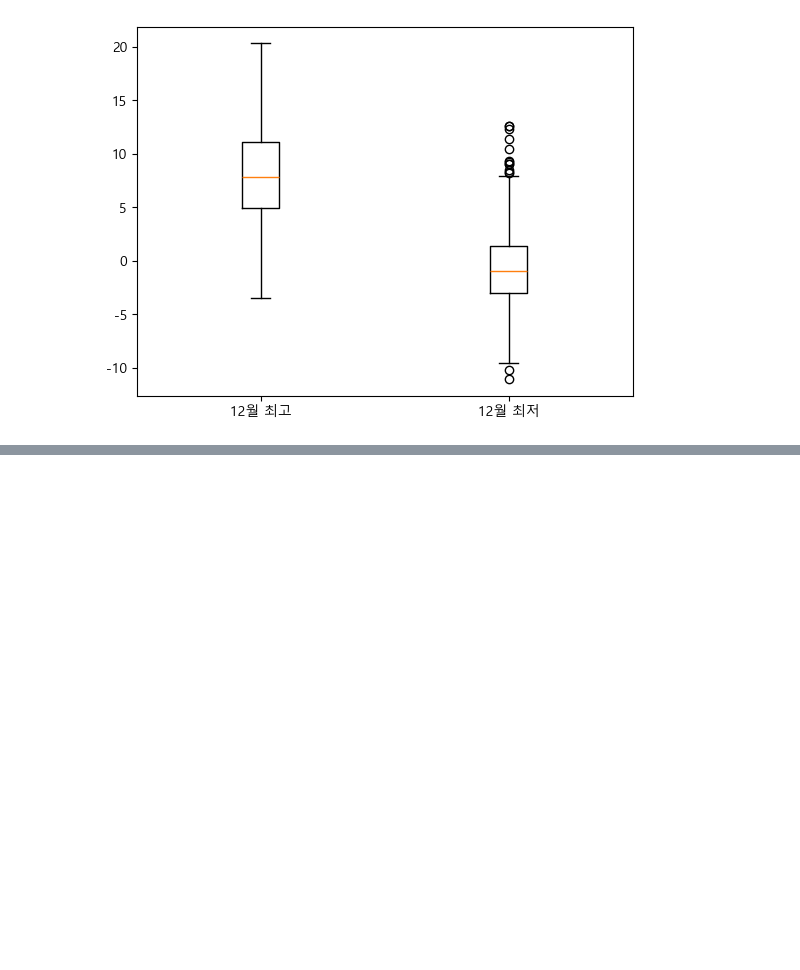
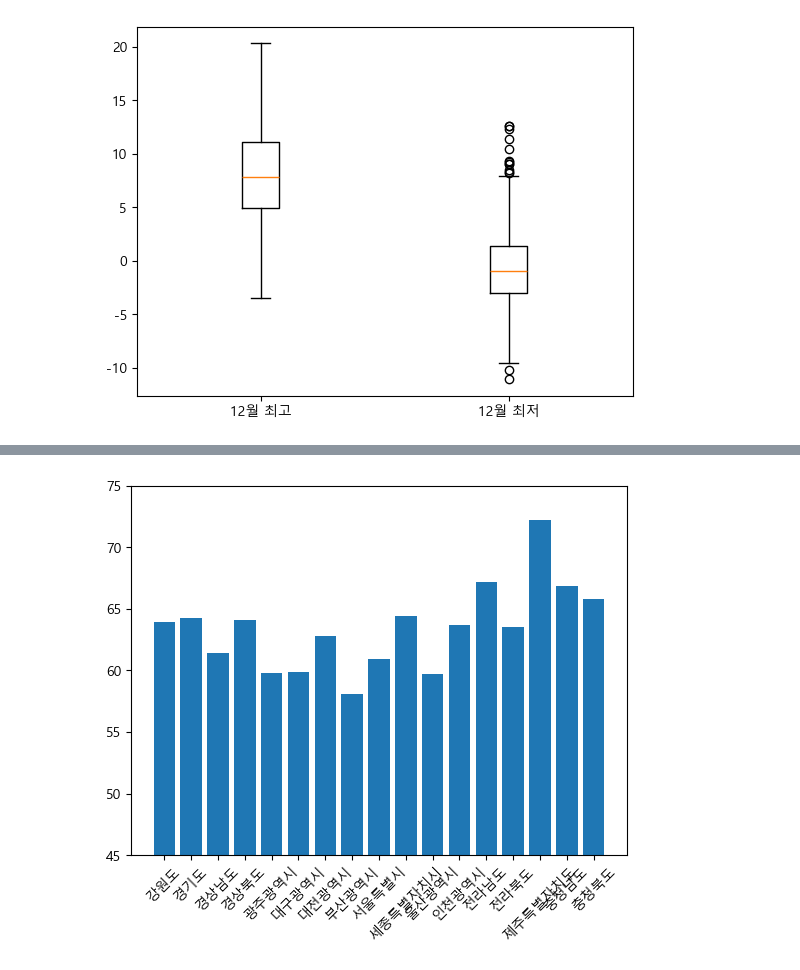
Before and after one commit to 2013je/Python_jpnb, a Jupyter notebook: 4.Matplotlib.ipynb, the cells around one changed output, grey strips where cells are left out. Saved outputs shown, nothing was run; the diff lists cells and outputs as text; code cells hidden in the pictures; blank space fills up the shorter version.

```diff
--- a/4.Matplotlib.ipynb
+++ b/4.Matplotlib.ipynb
@@ -345,0 +378,4 @@ plt.show()
+# %%
+#1. 데이터 불러오기
+economi = pd.read_csv('./data/시도_성별_경제활동인구_총괄_KOSIS_2022.csv',encoding='euc-kr')
+economi.head()
@@ -345,0 +440,7 @@ plt.show()
+# %%
+display(economi['고용률(%)'].head())
+emp_pt=round(economi['취업자 (천명)']/economi['15세이상인구 (천명)']*100,1)
+economi['고용률(%)']= emp_pt
+# emp_pt.iloc[0,1]
+# economi['고용률(%)']=economi['고용률(%)'].fillna[emp_pt]
+display(economi['고용률(%)'].head())
@@ -345,0 +468,6 @@ plt.show()
+# %%
+display(economi['실업률(%)'].tail())
+unemp_pt = round(economi['실업자 (천명)']/economi['경제활동인구 (천명)']*100,1)
+economi['실업률(%)']=unemp_pt
+display(economi['실업률(%)'].tail())
+economi.info()
@@ -345,0 +513,13 @@ plt.show()
+# %%
+# 시도별 고용률 평균 구하기
+# emp_mean=economi[['행정구역(시도)','고용률(%)']].groupby('행정구역(시도)').mean()
+emp_mean = economi.groupby('행정구역(시도)')['고용률(%)'].mean().reset_index()
+x= emp_mean['행정구역(시도)']
+y= emp_mean['고용률(%)']
+# 시도별 고용률 평균 막대그래프
+plt.bar(x,y)
+plt.xticks(rotation=45) # rotation : 회전 각도 설정
+plt.ylim(45,75)
+plt.show()
+# %% [output]
+[figure, added]
```
Also changed, not shown: parts of 26 cells of this notebook, 3 other files.
